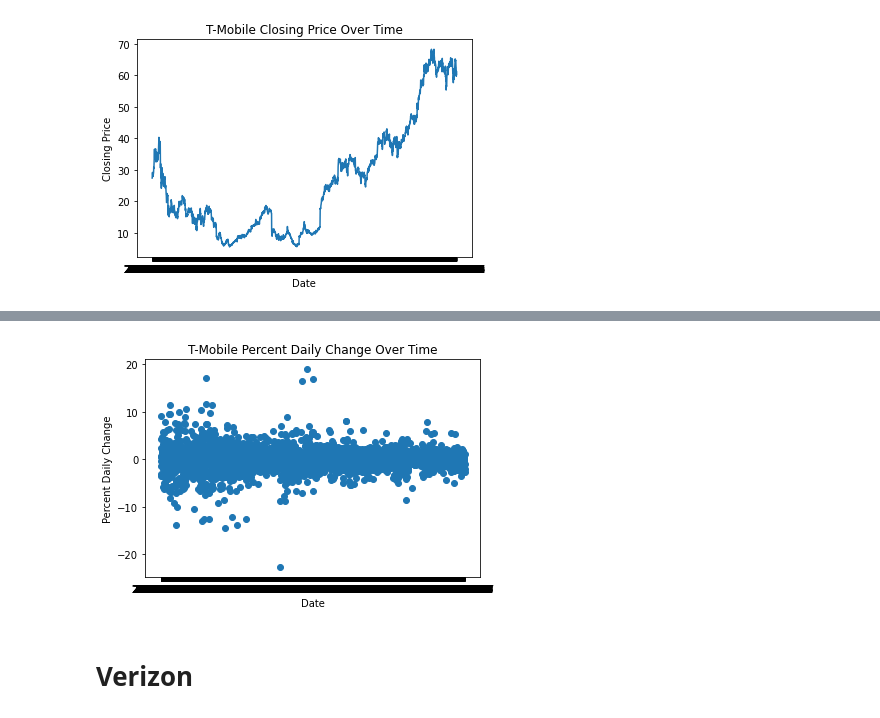
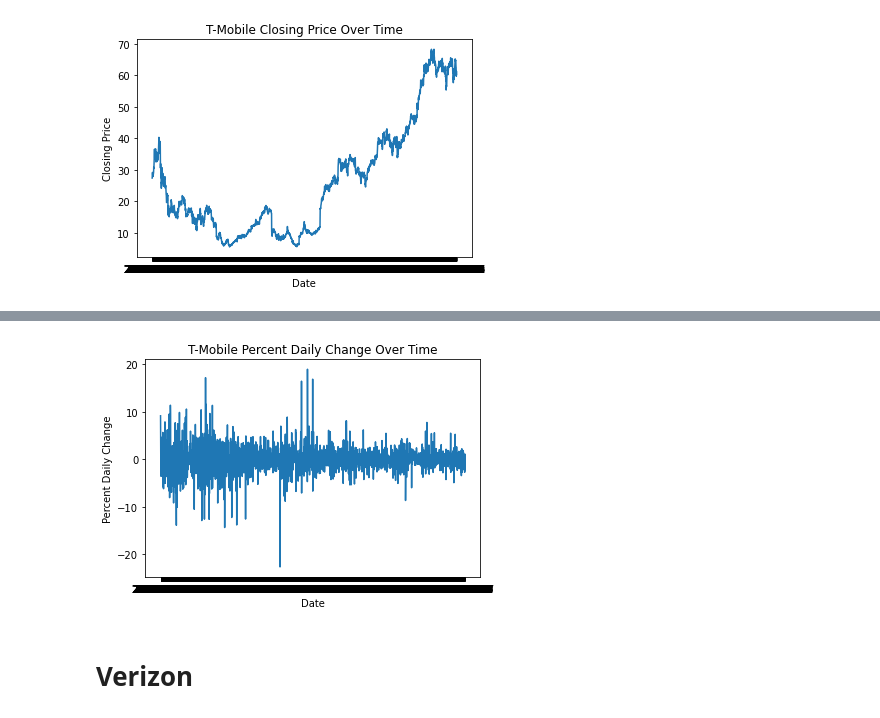
Before and after one commit to mssubaiti/Project1_Group1, a Jupyter notebook: nasdaq.ipynb, the cells around one changed output, grey strips where cells are left out. Drawn from its saved outputs; the diff is of its cells as text; code cells hidden in the pictures.

```diff
--- a/nasdaq.ipynb
+++ b/nasdaq.ipynb
@@ -188,11 +210,11 @@ plt.show()
 # %%
-plt.scatter(tmobile_data['Date'], tmobile_data['Percent Daily Change'])
+plt.plot(tmobile_data['Date'], tmobile_data['Percent Daily Change'])
 plt.title("T-Mobile Percent Daily Change Over Time")
 plt.xlabel("Date")
 plt.ylabel("Percent Daily Change")
 plt.show()
 # %% [output]
-[figure, old version]
+[figure, new version]
 # %% [markdown]
 # Verizon
 # %%
```
Also changed, not shown: parts of 19 cells of this notebook, 1 other file.
